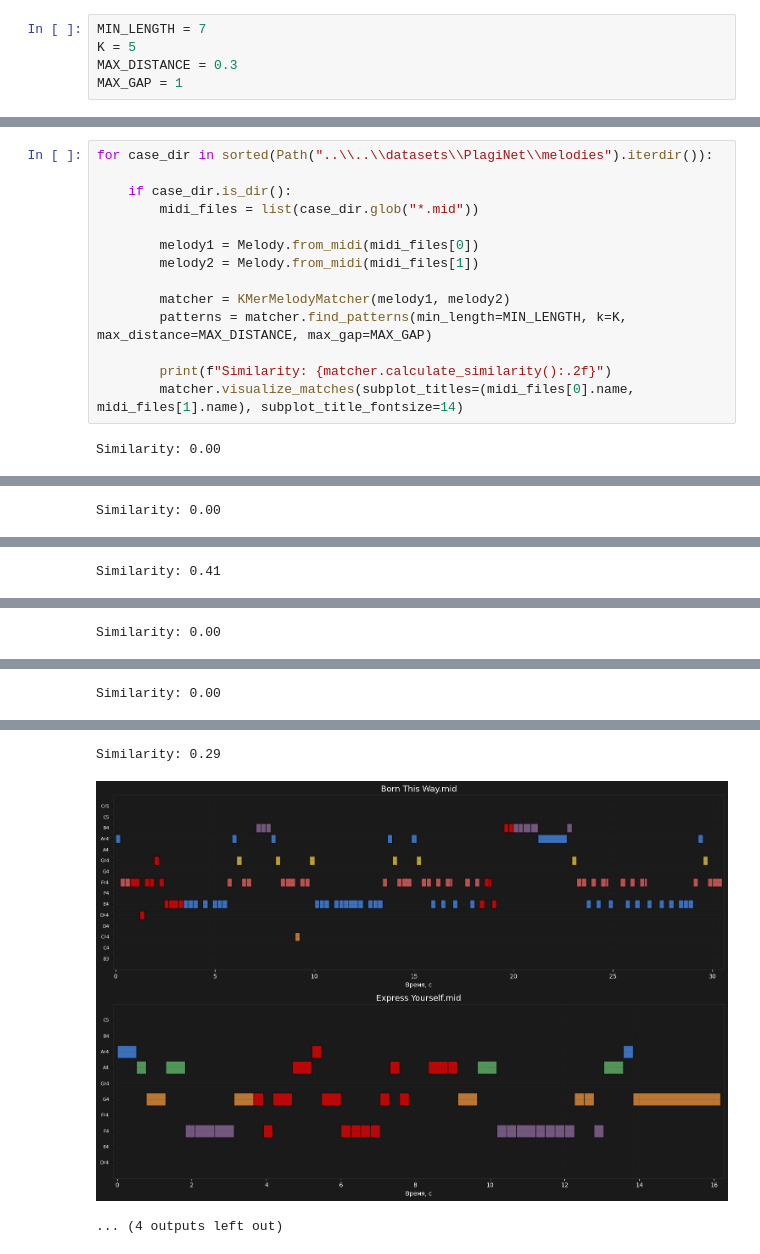
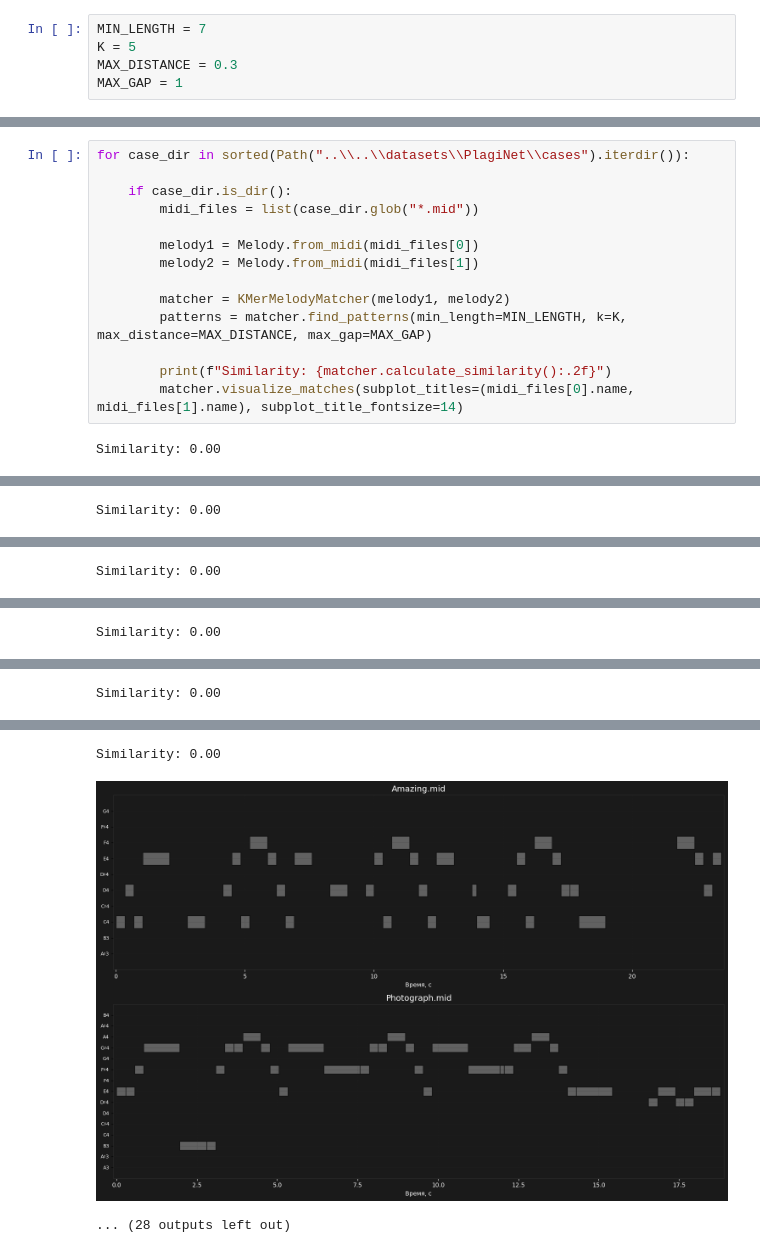
Before and after one commit to HerrPhoton/plagitune, a Jupyter notebook: notebooks/melody_matchers/kmer_matcher.ipynb, the cells around one changed output, grey strips where cells are left out. Cells and saved outputs as stored; diff of their text form.

```diff
--- a/notebooks/melody_matchers/kmer_matcher.ipynb
+++ b/notebooks/melody_matchers/kmer_matcher.ipynb
@@ -38,5 +38,5 @@ Similarity: 0.68
 # %%
-for case_dir in sorted(Path("..\\..\\datasets\\PlagiNet\\melodies").iterdir()):
+for case_dir in sorted(Path("..\\..\\datasets\\PlagiNet\\cases").iterdir()):
 
     if case_dir.is_dir():
         midi_files = list(case_dir.glob("*.mid"))
@@ -57 +57 @@ Similarity: 0.00
-Similarity: 0.41
+Similarity: 0.00
@@ -63,3 +63,3 @@ Similarity: 0.00
-Similarity: 0.29
+Similarity: 0.00
-[figure, old version]
+[figure, new version]
-... (4 outputs left out)
+... (28 outputs left out)
```
Also changed, not shown: parts of 2 cells of this notebook, 11 other files.
